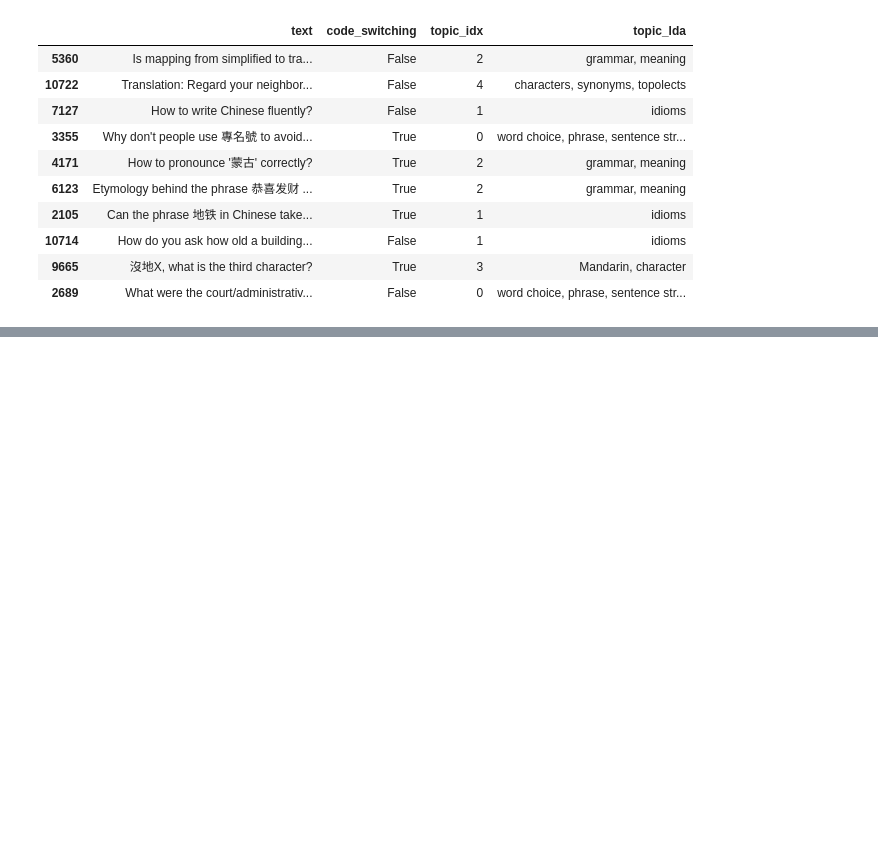
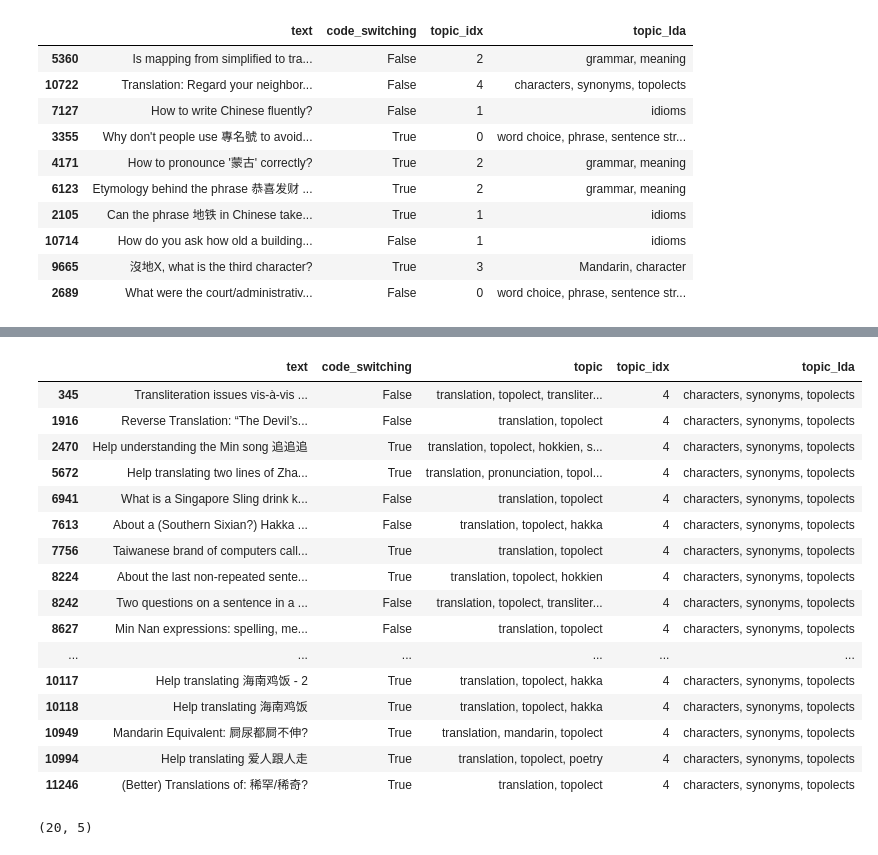
Before and after one commit to Data-Science-for-Linguists-2025/Chinese-English-Code-Switching-Analysis, a Jupyter notebook: notebooks/2.2_analyze_data.ipynb, the cells around one changed output, grey strips where cells are left out. Cells and saved outputs as stored; diff of their text form; code cells hidden in the pictures; blank space fills up the shorter version.

Commit message:
add the topolect analysis

```diff
--- a/notebooks/2.2_analyze_data.ipynb
+++ b/notebooks/2.2_analyze_data.ipynb
@@ -576,0 +595,27 @@ STACK_DF.iloc[:, [0, 1, 3, 4]].sample(10, random_state=0)
+# %%
+# examine the topic_idx = 4 and topic includes topolect for topolect examples
+topolect_examples = STACK_DF[   (STACK_DF['topic_idx'] == 4) &
+                                (STACK_DF['topic'].str.contains('topolect'))]
+topolect_examples
+# %% [output]
+|  | text | code_switching | topic | topic_idx | topic_lda |
+| 345 | Transliteration issues vis-à-vis ... | False | translation, topolect, transliter... | 4 | characters, synonyms, topolects |
+| 1916 | Reverse Translation: “The Devil’s... | False | translation, topolect | 4 | characters, synonyms, topolects |
+| 2470 | Help understanding the Min song 追追追 | True | translation, topolect, hokkien, s... | 4 | characters, synonyms, topolects |
+| 5672 | Help translating two lines of Zha... | True | translation, pronunciation, topol... | 4 | characters, synonyms, topolects |
+| 6941 | What is a Singapore Sling drink k... | False | translation, topolect | 4 | characters, synonyms, topolects |
+| 7613 | About a (Southern Sixian?) Hakka ... | False | translation, topolect, hakka | 4 | characters, synonyms, topolects |
+| 7756 | Taiwanese brand of computers call... | True | translation, topolect | 4 | characters, synonyms, topolects |
+| 8224 | About the last non-repeated sente... | True | translation, topolect, hokkien | 4 | characters, synonyms, topolects |
+| 8242 | Two questions on a sentence in a ... | False | translation, topolect, transliter... | 4 | characters, synonyms, topolects |
+| 8627 | Min Nan expressions: spelling, me... | False | translation, topolect | 4 | characters, synonyms, topolects |
+| ... | ... | ... | ... | ... | ... |
+| 10117 | Help translating 海南鸡饭 - 2 | True | translation, topolect, hakka | 4 | characters, synonyms, topolects |
+| 10118 | Help translating 海南鸡饭 | True | translation, topolect, hakka | 4 | characters, synonyms, topolects |
+| 10949 | Mandarin Equivalent: 屙尿都屙不伸? | True | translation, mandarin, topolect | 4 | characters, synonyms, topolects |
+| 10994 | Help translating 爱人跟人走 | True | translation, topolect, poetry | 4 | characters, synonyms, topolects |
+| 11246 | (Better) Translations of: 稀罕/稀奇? | True | translation, topolect | 4 | characters, synonyms, topolects |
+# %%
+topolect_examples.shape
+# %% [output]
+(20, 5)
```
Also changed, not shown: parts of 7 cells of this notebook.
